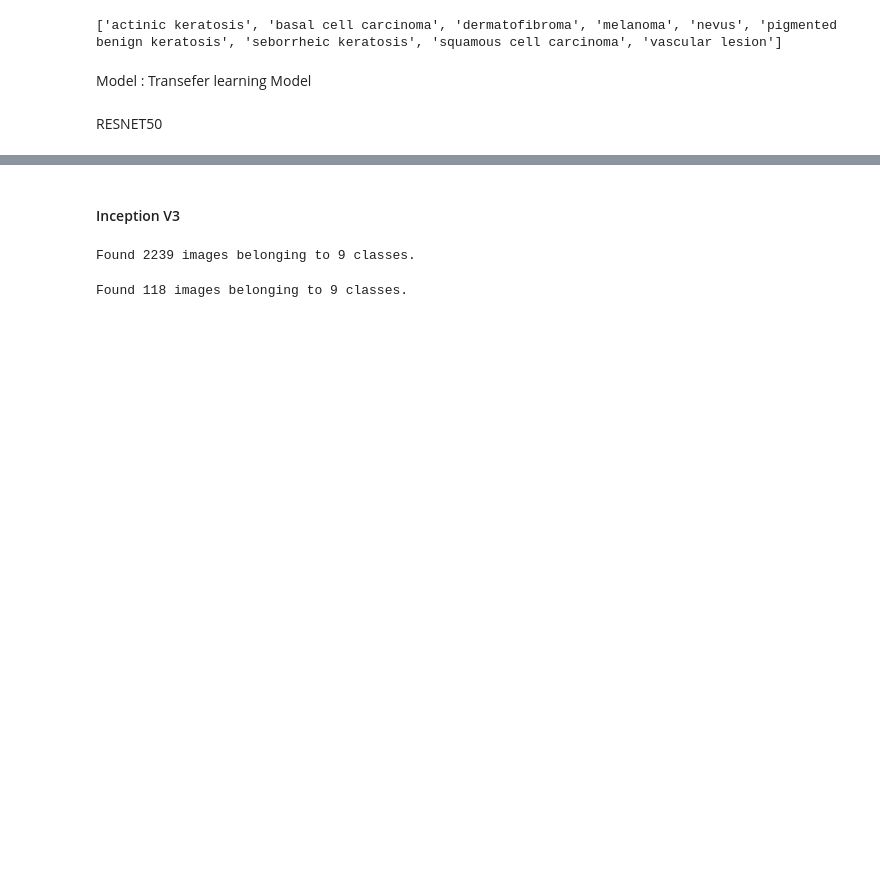
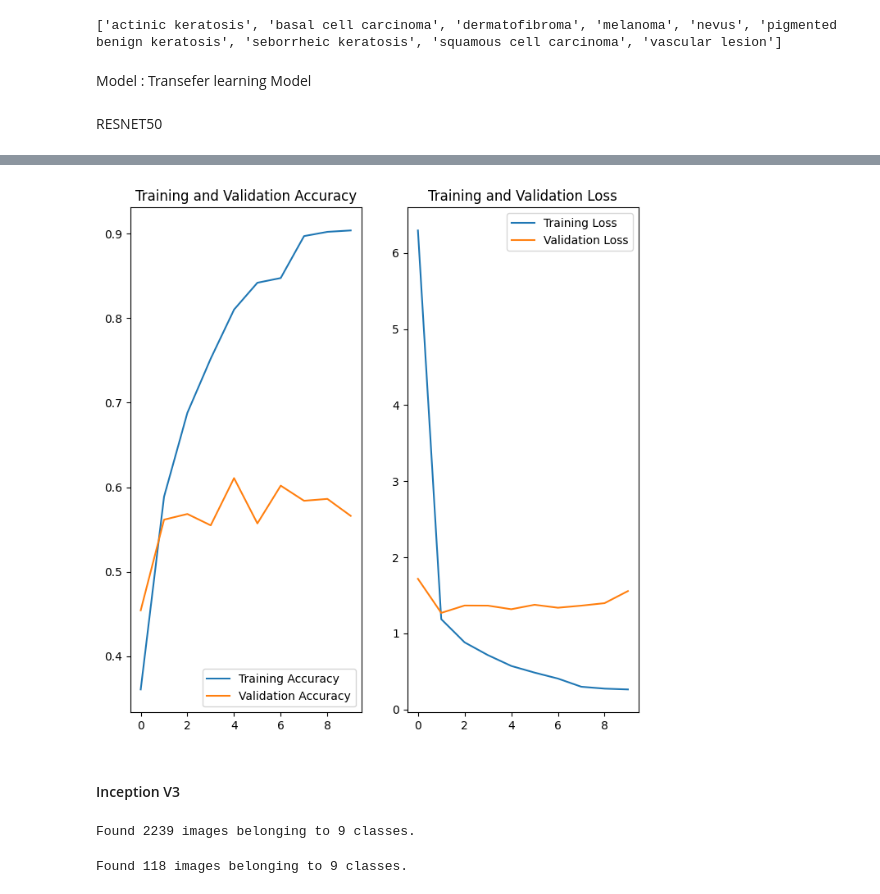
Before and after one commit to aveseq/Skin-Cancer, a Jupyter notebook: ISIC_dataset.ipynb, the cells around one changed output, grey strips where cells are left out. Cells and saved outputs as stored; diff of their text form; code cells hidden in the pictures; blank space fills up the shorter version.

```diff
--- a/ISIC_dataset.ipynb
+++ b/ISIC_dataset.ipynb
@@ -487,9 +500,9 @@ opt = optimizers.Adam(lr=0.001)
 resnet_model.compile(optimizer=opt,loss='sparse_categorical_crossentropy',  # Use sparse categorical crossentropy for integer labels
               metrics=['accuracy'])
 # %%
-history = model.fit(
+history = resnet_model.fit(
     train_ds,
     validation_data=val_ds,
-    epochs=20
+    epochs=10
 )
 # %% [output]
@@ -500,25 +529,27 @@ KeyboardInterrupt:
 # %%
 acc = history.history['accuracy']
 val_acc = history.history['val_accuracy']
 
 loss = history.history['loss']
 val_loss = history.history['val_loss']
 
-epochs_range = range(epochs)
+epochs_range = range(10)
 
 plt.figure(figsize=(8, 8))
 plt.subplot(1, 2, 1)
 plt.plot(epochs_range, acc, label='Training Accuracy')
 plt.plot(epochs_range, val_acc, label='Validation Accuracy')
 plt.legend(loc='lower right')
 plt.title('Training and Validation Accuracy')
 
 plt.subplot(1, 2, 2)
 plt.plot(epochs_range, loss, label='Training Loss')
 plt.plot(epochs_range, val_loss, label='Validation Loss')
 plt.legend(loc='upper right')
 plt.title('Training and Validation Loss')
 plt.show()
+# %% [output]
+[figure, added]
 # %%
 import numpy as np
 from tensorflow.keras.preprocessing.image import img_to_array, load_img
```
Also changed, not shown: parts of 48 cells of this notebook.
